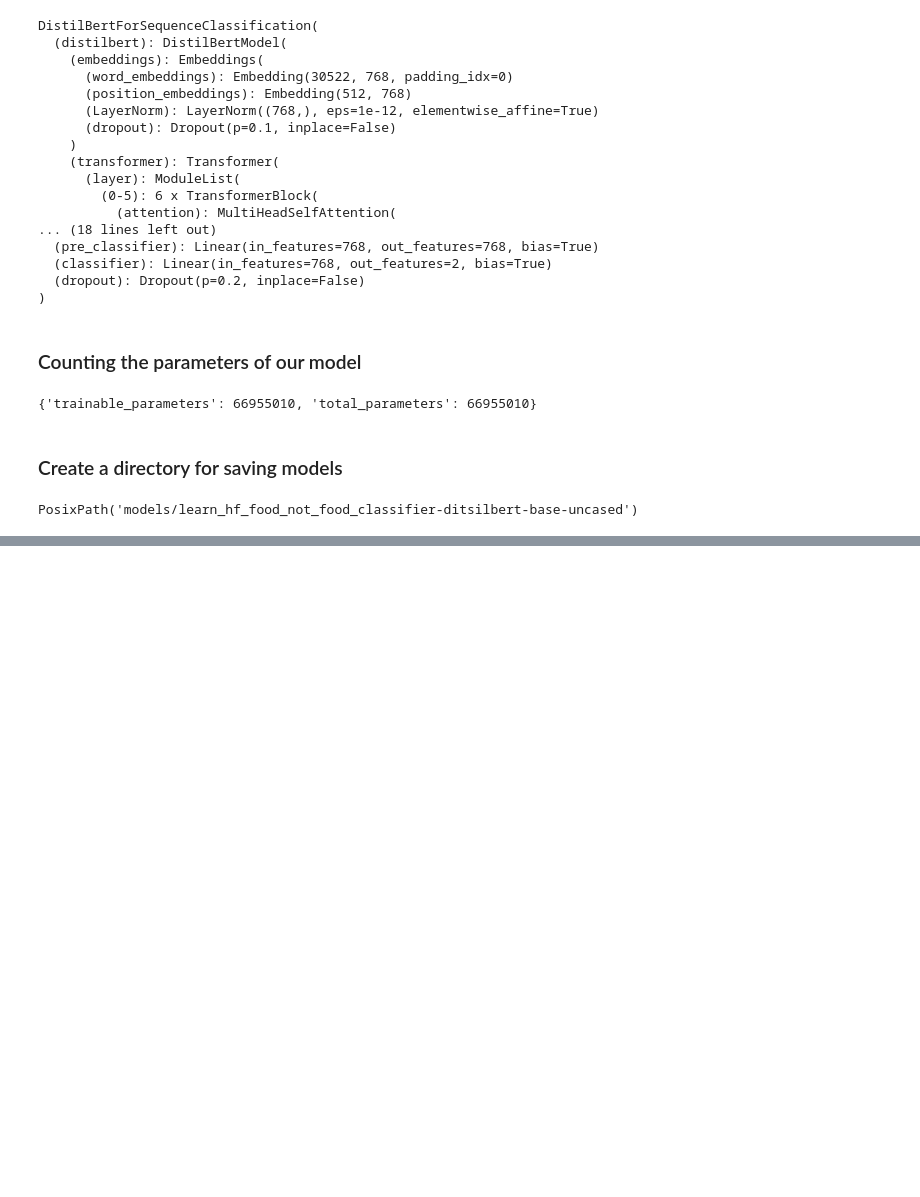
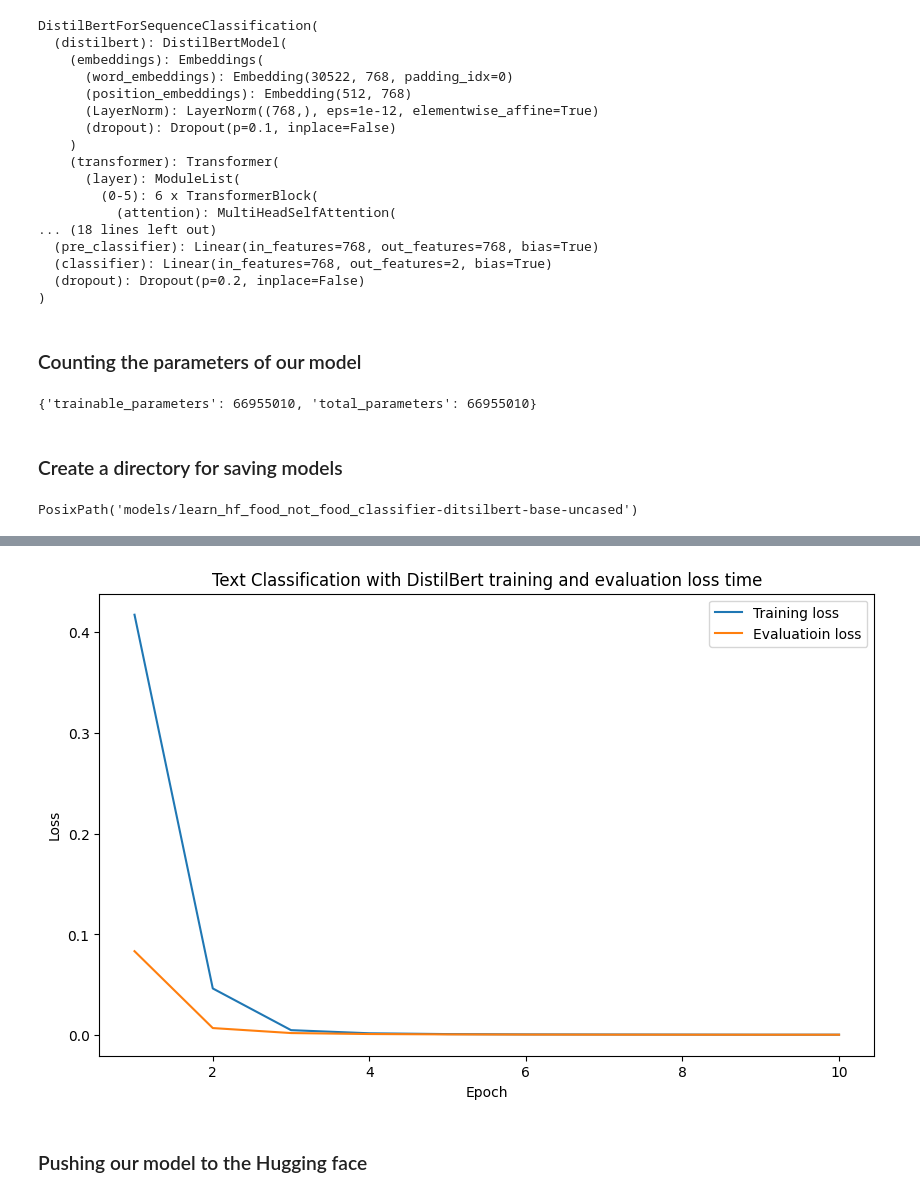
Before and after one commit to ShivajiMallela/Learn_Hugging_face, a Jupyter notebook: huggingface_text_classification.ipynb, the cells around one changed output, grey strips where cells are left out. Drawn from its saved outputs; the diff is of its cells as text; code cells hidden in the pictures; blank space fills up the shorter version.

Commit message:
Updated gitignore to avoid pushig model and completed tutorial upto pushing the model to Hugging face account

```diff
--- a/huggingface_text_classification.ipynb
+++ b/huggingface_text_classification.ipynb
@@ -475,0 +536,3 @@ PosixPath('models/learn_hf_food_not_food_classifier-ditsilbert-base-uncased')
+# %%
+# Train a text classification model
+results = trainer.train()
@@ -475,0 +618,22 @@ PosixPath('models/learn_hf_food_not_food_classifier-ditsilbert-base-uncased')
+# %%
+import pprint
+
+# Extract training and evaluation metrics
+trainer_history_training_set = []
+trainer_history_eval_set = []
+
+# Loop through metrics and filter for training and eval metrics
+for item in trainer_history_metrics:
+    item_keys = list(item.keys())
+    # check to see if "eval"  is in the keys of the item
+    if any('eval' in item for item in item_keys):
+        trainer_history_eval_set.append(item)
+    else:
+        trainer_history_training_set.append(item)
+
+# show the first two items in each metric set
+print(f"[INFO] First two items in training set:")
+pprint.pprint(trainer_history_training_set[:2])
+
+print(f"\n[INFO] First two items in evaluation set:")
+pprint.pprint(trainer_history_eval_set[:2])
@@ -475,0 +658,6 @@ PosixPath('models/learn_hf_food_not_food_classifier-ditsilbert-base-uncased')
+# %%
+# Create pandas DataFrames for the training and evaluation metrics
+trainer_history_training_df = pd.DataFrame(trainer_history_training_set)
+trainer_history_eval_df = pd.DataFrame(trainer_history_eval_set)
+
+trainer_history_training_df.head()
@@ -475,0 +680,16 @@ PosixPath('models/learn_hf_food_not_food_classifier-ditsilbert-base-uncased')
+# %%
+# Plot training and evaluation loss
+import matplotlib.pyplot as plt
+
+plt.figure(figsize=(10,6))
+plt.plot(trainer_history_training_df['epoch'], trainer_history_training_df['loss'], label="Training loss")
+plt.plot(trainer_history_eval_df['epoch'], trainer_history_eval_df['eval_loss'], label='Evaluatioin loss')
+plt.xlabel("Epoch")
+plt.ylabel("Loss")
+plt.title("Text Classification with DistilBert training and evaluation loss time")
+plt.legend()
+plt.show()
+# %% [output]
+[figure, added]
+# %% [markdown]
+### Pushing our model to the Hugging face
```
Also changed, not shown: parts of 23 cells of this notebook, 1 other file.
